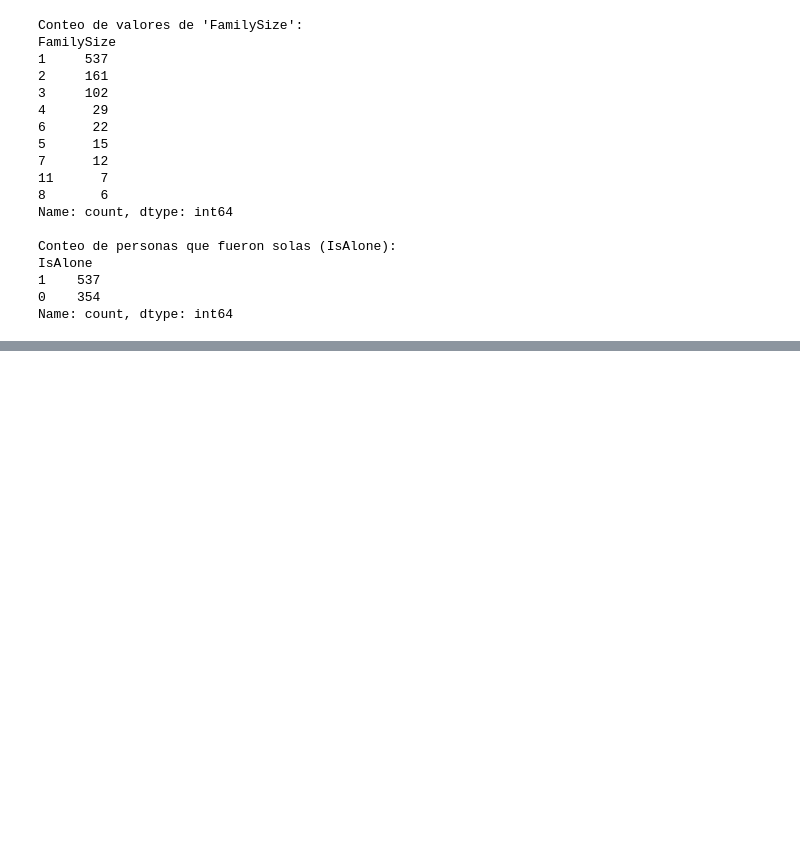
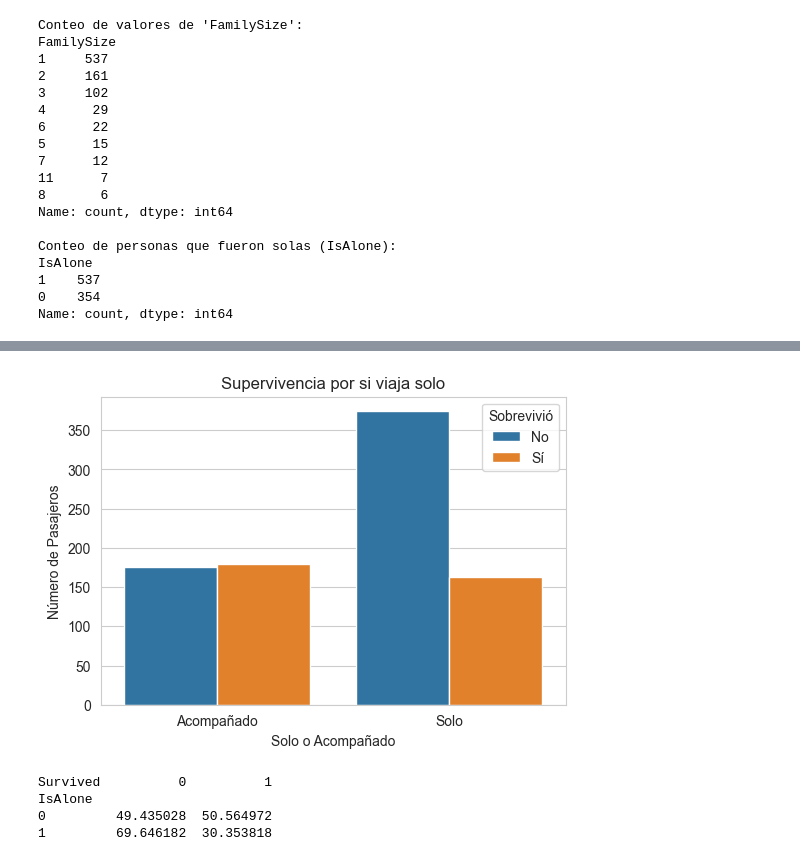
Before and after one commit to christianV1zcardo/Proyecto_Titanic_EDA, a Jupyter notebook: analisis_titanic.ipynb, the cells around one changed output, grey strips where cells are left out. Saved outputs shown, nothing was run; the diff lists cells and outputs as text; code cells hidden in the pictures; blank space fills up the shorter version.

```diff
--- a/analisis_titanic.ipynb
+++ b/analisis_titanic.ipynb
@@ -202,0 +279,19 @@ Name: count, dtype: int64
+# %%
+# Supervivencia por si viaja solo 1 = solo 0 = acompañado
+plt.figure(figsize=(6,4))
+sns.countplot(x='IsAlone', hue='Survived', data=df_train)
+plt.title('Supervivencia por si viaja solo')
+plt.xlabel('Solo o Acompañado')
+plt.xticks(ticks=[0,1], labels=['Acompañado', 'Solo'])
+plt.ylabel('Número de Pasajeros')
+plt.legend(title='Sobrevivió', labels=['No', 'Sí'])
+plt.show()
+
+# Calculo los porcentajes
+print(df_train.groupby('IsAlone')['Survived'].value_counts(normalize=True).mul(100).unstack())
+# %% [output]
+[figure, added]
+Survived          0          1
+IsAlone
+0         49.435028  50.564972
+1         69.646182  30.353818
```
Also changed, not shown: parts of 3 cells of this notebook.
